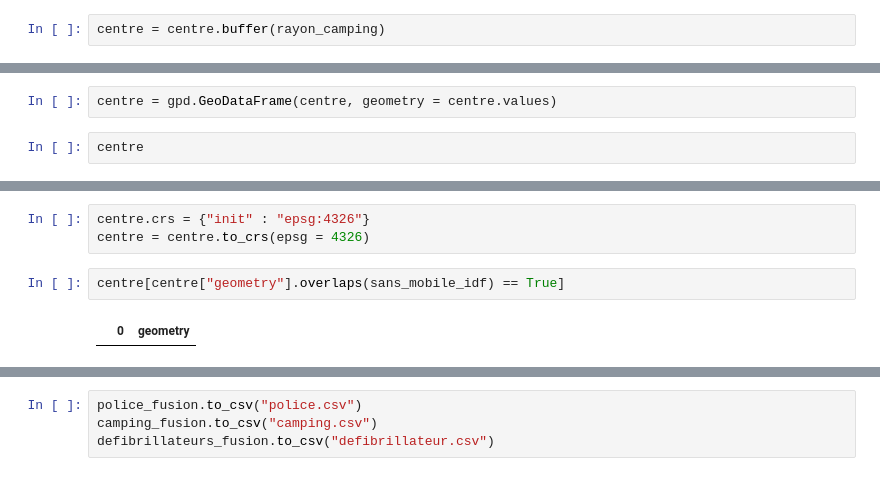
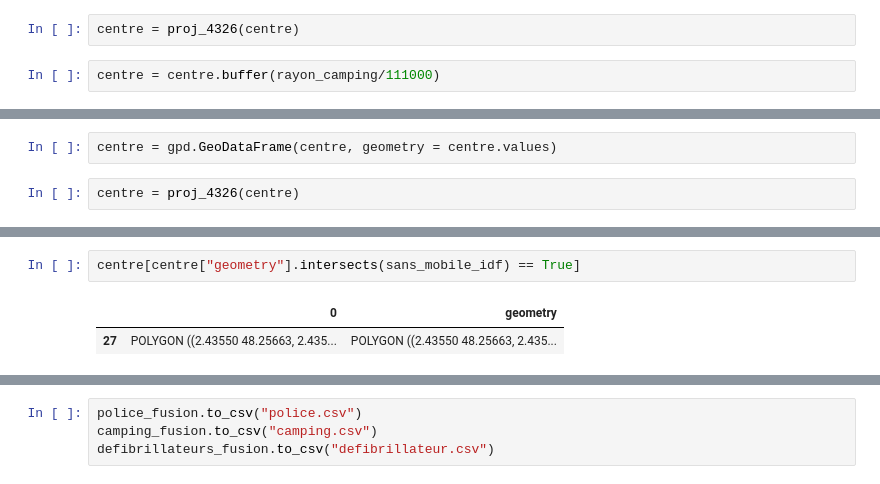
Before and after one commit to LeelaTEnsae/Projet, a Jupyter notebook: Visualisation.ipynb, the cells around one changed output, grey strips where cells are left out. Cells and saved outputs as stored; diff of their text form.

Commit message:
Couverture Mobile
Calcul du rapport fait

```diff
--- a/Visualisation.ipynb
+++ b/Visualisation.ipynb
@@ -338,3 +308,5 @@ centre = centre.to_crs(epsg = 4326)
+# %%
+centre = proj_4326(centre)
 # %%
-centre = centre.buffer(rayon_camping)
+centre = centre.buffer(rayon_camping/111000)
 # %% [output]
@@ -342,4 +314,4 @@ centre = centre.buffer(rayon_camping)
 # %%
 centre = gpd.GeoDataFrame(centre, geometry = centre.values)
 # %%
-centre
+centre = proj_4326(centre)
@@ -360,7 +318,5 @@ centre
-# %%
-centre.crs = {"init" : "epsg:4326"}
-centre = centre.to_crs(epsg = 4326)
 # %%
-centre[centre["geometry"].overlaps(sans_mobile_idf) == True]
+centre[centre["geometry"].intersects(sans_mobile_idf) == True]
 # %% [output]
 |  | 0 | geometry |
+| 27 | POLYGON ((2.43550 48.25663, 2.435... | POLYGON ((2.43550 48.25663, 2.435... |
```
Also changed, not shown: parts of 41 cells of this notebook, 3 other files.
